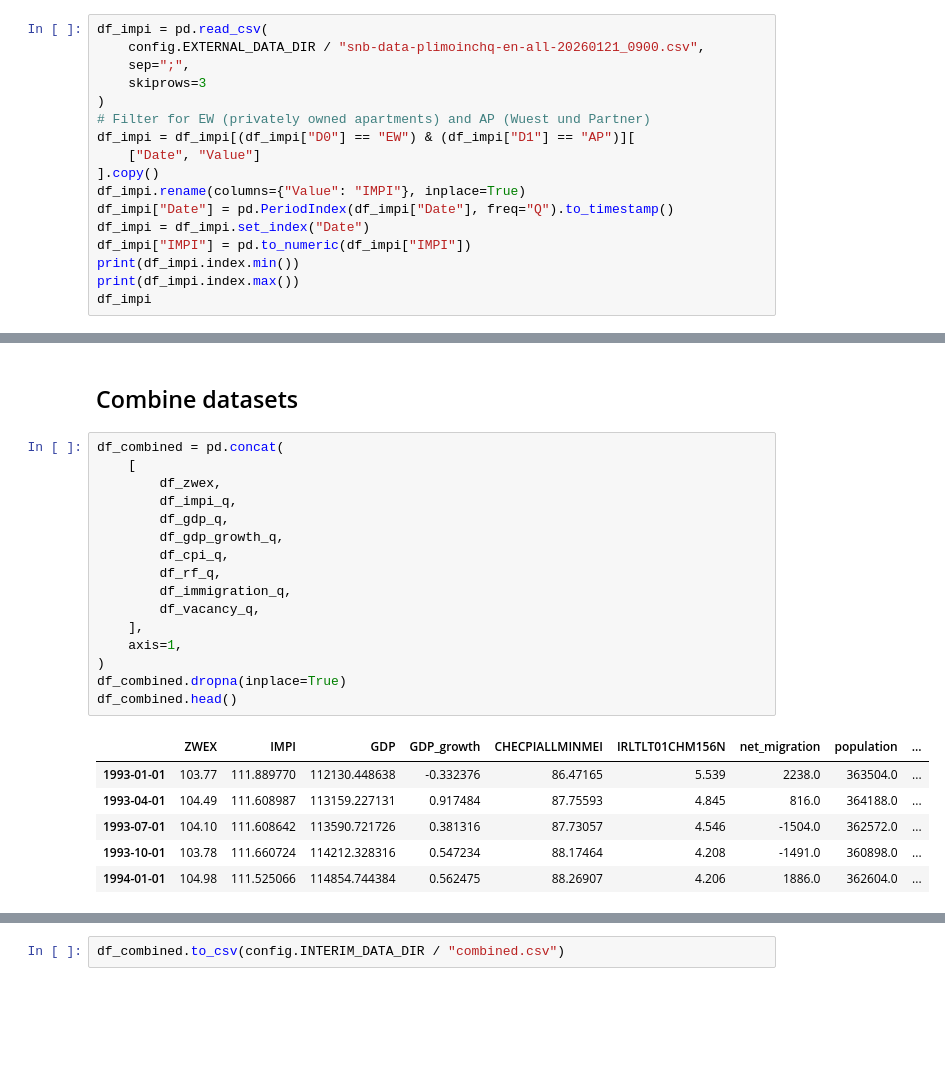
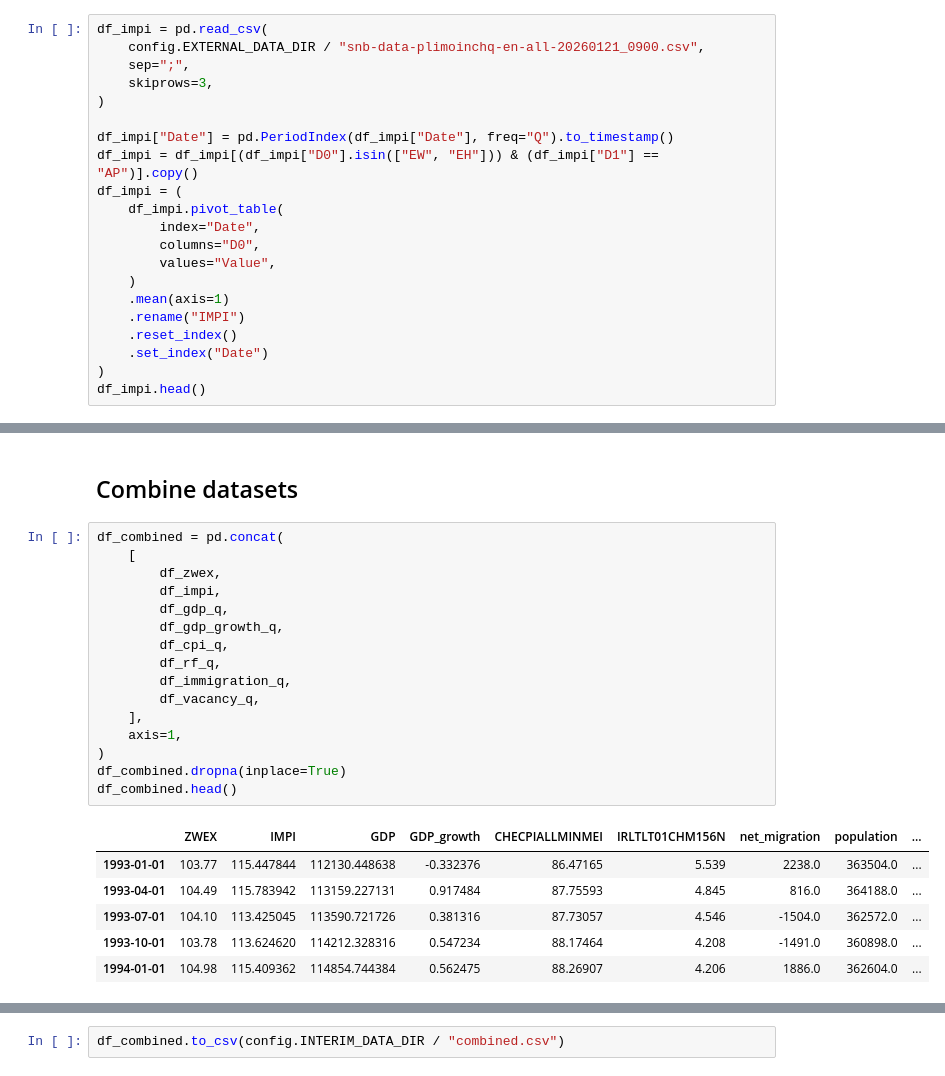
Before and after one commit to liamti5/The-Idiosyncratic-Alpha-of-Zurich-Housing, a Jupyter notebook: notebooks/1.0_data-exploration-and-combine-data.ipynb, the cells around one changed output, grey strips where cells are left out. Drawn from its saved outputs; the diff is of its cells as text; blank space fills up the shorter version.

```diff
--- a/notebooks/1.0_data-exploration-and-combine-data.ipynb
+++ b/notebooks/1.0_data-exploration-and-combine-data.ipynb
@@ -273,17 +274,21 @@ plots.sns_lineplot(
 df_impi = pd.read_csv(
     config.EXTERNAL_DATA_DIR / "snb-data-plimoinchq-en-all-20260121_0900.csv",
     sep=";",
-    skiprows=3
+    skiprows=3,
 )
-# Filter for EW (privately owned apartments) and AP (Wuest und Partner)
-df_impi = df_impi[(df_impi["D0"] == "EW") & (df_impi["D1"] == "AP")][
-    ["Date", "Value"]
-].copy()
-df_impi.rename(columns={"Value": "IMPI"}, inplace=True)
+
 df_impi["Date"] = pd.PeriodIndex(df_impi["Date"], freq="Q").to_timestamp()
-df_impi = df_impi.set_index("Date")
-df_impi["IMPI"] = pd.to_numeric(df_impi["IMPI"])
-print(df_impi.index.min())
-print(df_impi.index.max())
-df_impi
+df_impi = df_impi[(df_impi["D0"].isin(["EW", "EH"])) & (df_impi["D1"] == "AP")].copy()
+df_impi = (
+    df_impi.pivot_table(
+        index="Date",
+        columns="D0",
+        values="Value",
+    )
+    .mean(axis=1)
+    .rename("IMPI")
+    .reset_index()
+    .set_index("Date")
+)
+df_impi.head()
 # %% [output]
@@ -319,26 +315,26 @@ plots.sns_lineplot(
 # %%
 df_combined = pd.concat(
     [
         df_zwex,
-        df_impi_q,
+        df_impi,
         df_gdp_q,
         df_gdp_growth_q,
         df_cpi_q,
         df_rf_q,
         df_immigration_q,
         df_vacancy_q,
     ],
     axis=1,
 )
 df_combined.dropna(inplace=True)
 df_combined.head()
 # %% [output]
 |  | ZWEX | IMPI | GDP | GDP_growth | CHECPIALLMINMEI | IRLTLT01CHM156N | net_migration | population | ... |
-| 1993-01-01 | 103.77 | 111.889770 | 112130.448638 | -0.332376 | 86.47165 | 5.539 | 2238.0 | 363504.0 | ... |
-| 1993-04-01 | 104.49 | 111.608987 | 113159.227131 | 0.917484 | 87.75593 | 4.845 | 816.0 | 364188.0 | ... |
-| 1993-07-01 | 104.10 | 111.608642 | 113590.721726 | 0.381316 | 87.73057 | 4.546 | -1504.0 | 362572.0 | ... |
-| 1993-10-01 | 103.78 | 111.660724 | 114212.328316 | 0.547234 | 88.17464 | 4.208 | -1491.0 | 360898.0 | ... |
-| 1994-01-01 | 104.98 | 111.525066 | 114854.744384 | 0.562475 | 88.26907 | 4.206 | 1886.0 | 362604.0 | ... |
+| 1993-01-01 | 103.77 | 115.447844 | 112130.448638 | -0.332376 | 86.47165 | 5.539 | 2238.0 | 363504.0 | ... |
+| 1993-04-01 | 104.49 | 115.783942 | 113159.227131 | 0.917484 | 87.75593 | 4.845 | 816.0 | 364188.0 | ... |
+| 1993-07-01 | 104.10 | 113.425045 | 113590.721726 | 0.381316 | 87.73057 | 4.546 | -1504.0 | 362572.0 | ... |
+| 1993-10-01 | 103.78 | 113.624620 | 114212.328316 | 0.547234 | 88.17464 | 4.208 | -1491.0 | 360898.0 | ... |
+| 1994-01-01 | 104.98 | 115.409362 | 114854.744384 | 0.562475 | 88.26907 | 4.206 | 1886.0 | 362604.0 | ... |
 # %%
 print(df_combined.index.min())
 print(df_combined.index.max())
```
Also changed, not shown: parts of 8 cells of this notebook, 1 other file.
